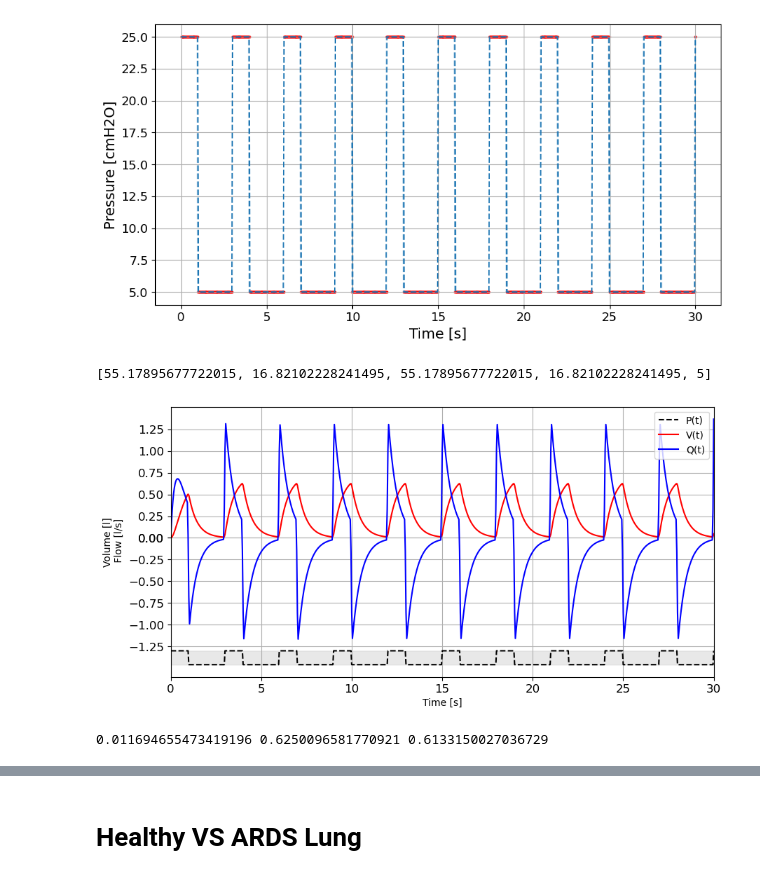
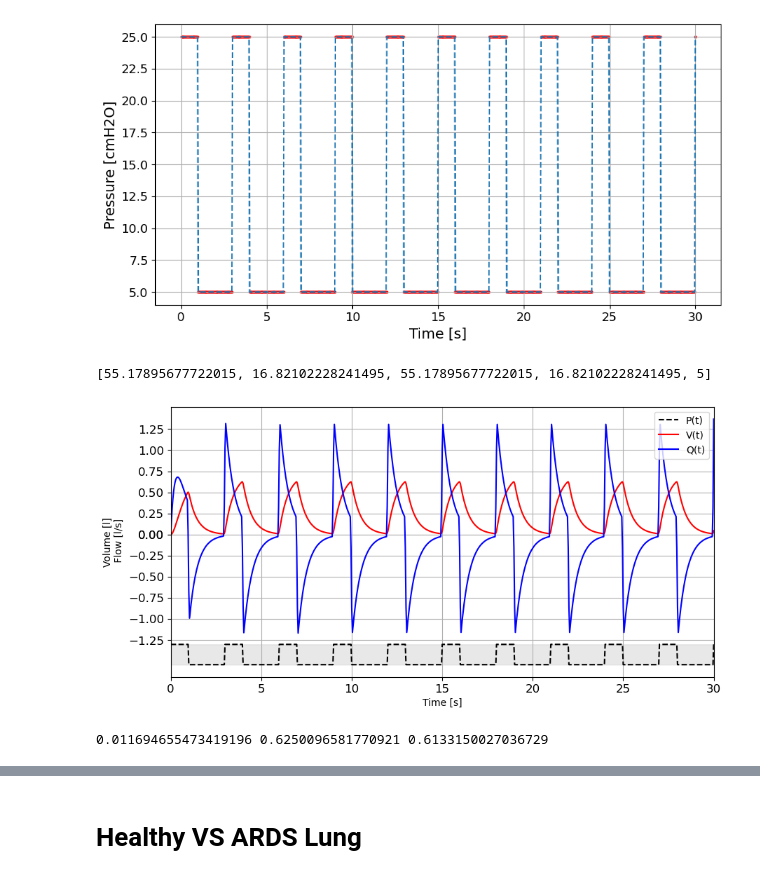
Before and after one commit to julienbrandoit/GBIO0014-2---ARDS-and-healthy-lungs-analysis, a Jupyter notebook: project.ipynb, the cells around one changed output, grey strips where cells are left out. Drawn from its saved outputs; the diff is of its cells as text; code cells hidden in the pictures.

```diff
--- a/project.ipynb
+++ b/project.ipynb
@@ -374,41 +374,41 @@ initial_conditions = [0, 0]
 print(params)
 sol = simulate_cycle(t, P, params, initial_conditions)
 # Calculate min and max of scaled P(t)
-f = 0.2
-y_offset = 1.5
+f = 0.3
+y_offset = 1.6
 scaled_P = [f*p/np.max(P) - y_offset for p in P]
 min_scaled_P = min(scaled_P)
 max_scaled_P = max(scaled_P)
 
 # Plotting dashed P(t) with background fill
 plt.figure(figsize=(10, 5))
 plt.fill_between(t, min_scaled_P, max_scaled_P, color='lightgrey', alpha=0.5)
 plt.plot(t, scaled_P, 'k--', label='P(t)')
 
 V_total = sol.y[0]
 Q_total = sol.y[1]
 
 plt.plot(sol.t, sol.y[0], label='V(t)', color='r')
 plt.plot(sol.t, sol.y[1], label='Q(t)', color='b')
 
 plt.xlim(min(t), max(t))
 
 plt.xlabel('Time [s]')
 plt.ylabel('Volume [l]\n Flow [l/s]')
 plt.grid()
 
 plt.legend(loc='best')
 # Set y ticks from -0.5 to 0.9 with a step size of 0.1
 plt.gca().set_yticks(list(np.arange(-1.25, 1.3, 0.25)) + [0])
 plt.xticks(fontsize=12)
 plt.yticks(fontsize=12)
 plt.savefig('cycle_simulation.png')
 plt.show()
 
 print(min(V_total[len(V_total)//2:]), max(V_total[len(V_total)//2:]), max(V_total[len(V_total)//2:]) - min(V_total[len(V_total)//2:]))
 # %% [output]
 [55.17895677722015, 16.82102228241495, 55.17895677722015, 16.82102228241495, 5]
-[figure, old version]
+[figure, new version]
 0.011694655473419196 0.6250096581770921 0.6133150027036729
 # %%
 def lungs_model(t, x, params):
```
Also changed, not shown: parts of 5 cells of this notebook, 4 other files.
